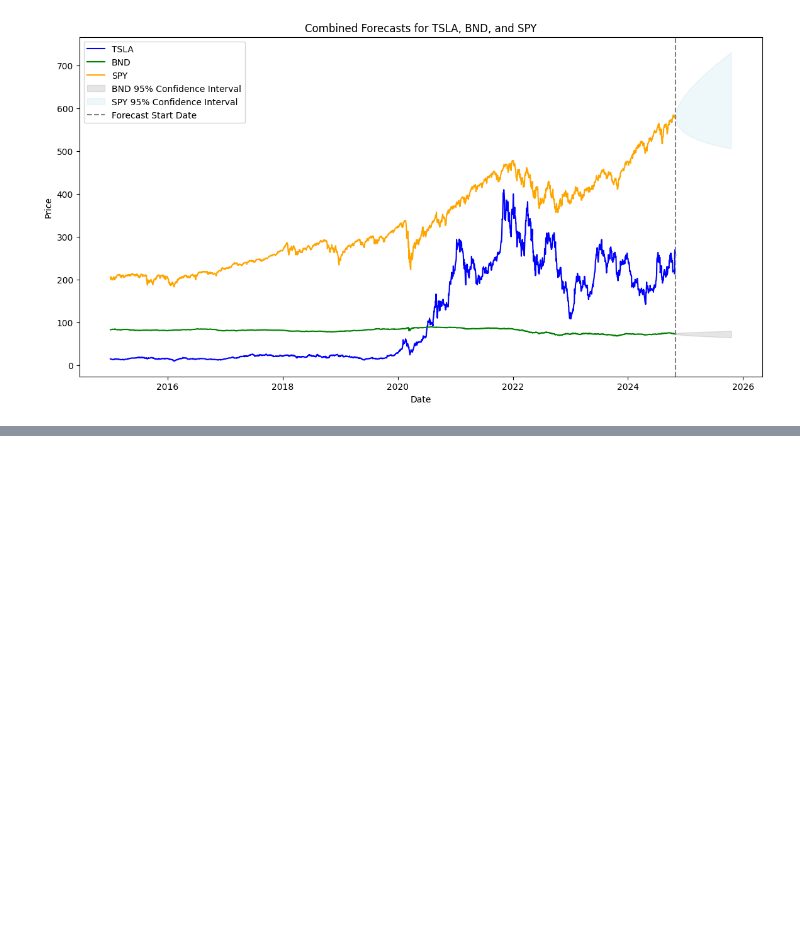
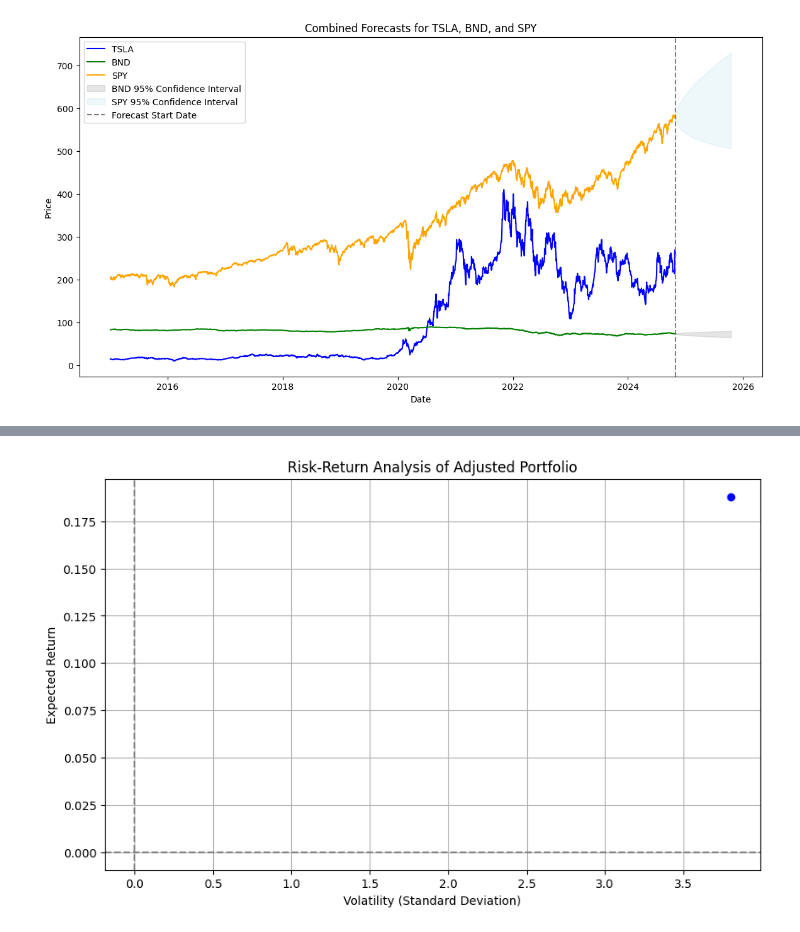
Before and after one commit to teyoatam/GMF_investments, a Jupyter notebook: notebooks/OptimizePortifolio.ipynb, the cells around one changed output, grey strips where cells are left out. Saved outputs shown, nothing was run; the diff lists cells and outputs as text; code cells hidden in the pictures; blank space fills up the shorter version.

```diff
--- a/notebooks/OptimizePortifolio.ipynb
+++ b/notebooks/OptimizePortifolio.ipynb
@@ -219,0 +257,3 @@ plt.show()
+# %%
+# Define portfolio weights
+weights = np.array([0.5, 0.3, 0.2])  # Example: 50% in TSLA, 30% in BND, 20% in SPY
@@ -219,0 +272,4 @@ plt.show()
+# %%
+
+# Calculate average daily returns
+average_daily_returns = daily_returns.mean()
@@ -219,0 +406,14 @@ plt.show()
+# %%
+
+# Create a scatter plot of risk vs return
+plt.figure(figsize=(10, 6))
+plt.scatter(adjusted_volatility, adjusted_return, color='blue', marker='o')
+plt.title('Risk-Return Analysis of Adjusted Portfolio')
+plt.xlabel('Volatility (Standard Deviation)')
+plt.ylabel('Expected Return')
+plt.grid()
+plt.axhline(y=0, color='gray', linestyle='--')
+plt.axvline(x=0, color='gray', linestyle='--')
+plt.show()
+# %% [output]
+[figure, added]
```
Also changed, not shown: parts of 13 cells of this notebook.
